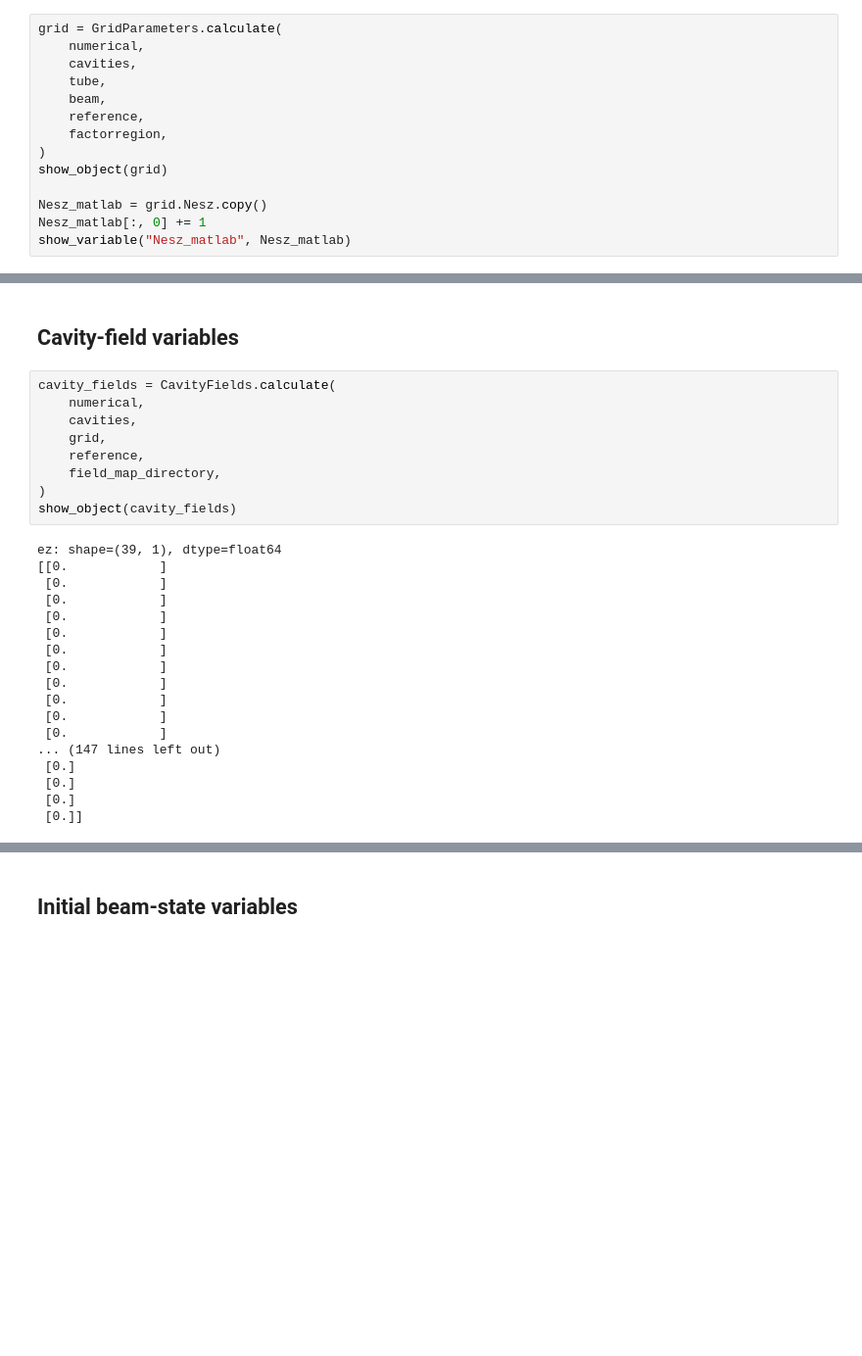
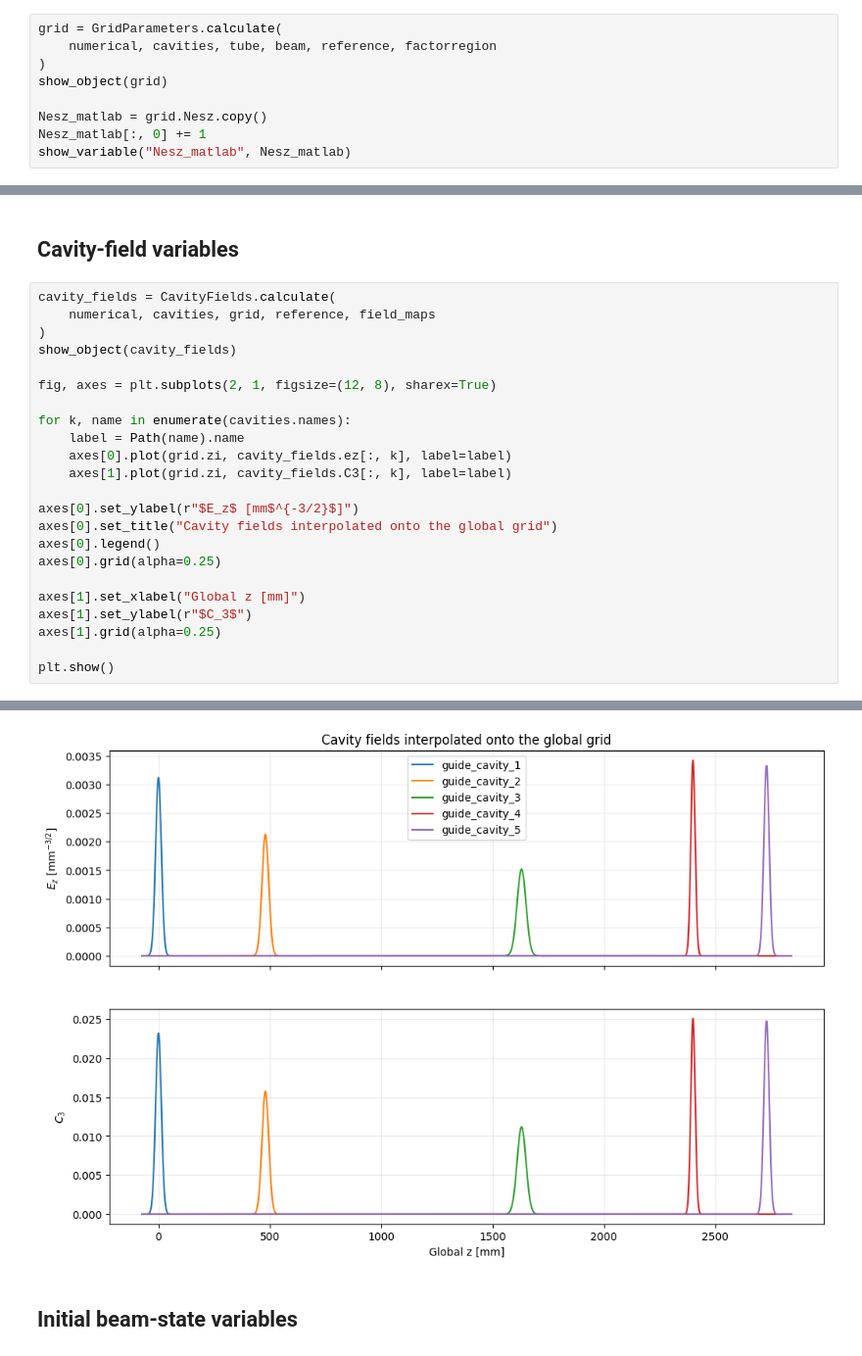
Before and after one commit to lsito/pyKlyC, a Jupyter notebook: Notebooks/translation_checkpoint_167.ipynb, the cells around one changed output, grey strips where cells are left out. Shown at 98% size. Cells and saved outputs as stored; diff of their text form; blank space fills up the shorter version.

```diff
--- a/Notebooks/translation_checkpoint_167.ipynb
+++ b/Notebooks/translation_checkpoint_167.ipynb
@@ -183,12 +301,7 @@ gama: 1.0978464459293553 (float64)
 ## Frequency and longitudinal-grid variables
 # %%
 grid = GridParameters.calculate(
-    numerical,
-    cavities,
-    tube,
-    beam,
-    reference,
-    factorregion,
+    numerical, cavities, tube, beam, reference, factorregion
 )
 show_object(grid)
 
@@ -218,29 +430,26 @@ betae: 0.609428325498766 (float64)
 # %% [markdown]
 ## Cavity-field variables
-# %%
-cavity_fields = CavityFields.calculate(
-    numerical,
-    cavities,
-    grid,
-    reference,
-    field_map_directory,
-)
-show_object(cavity_fields)
-# %% [output]
-ez: shape=(39, 1), dtype=float64
-[[0.            ]
- [0.            ]
- [0.            ]
- [0.            ]
- [0.            ]
- [0.            ]
- [0.            ]
- [0.            ]
- [0.            ]
- [0.            ]
- [0.            ]
-... (147 lines left out)
- [0.]
- [0.]
- [0.]
- [0.]]
+# %%
+cavity_fields = CavityFields.calculate(
+    numerical, cavities, grid, reference, field_maps
+)
+show_object(cavity_fields)
+
+fig, axes = plt.subplots(2, 1, figsize=(12, 8), sharex=True)
+
+for k, name in enumerate(cavities.names):
+    label = Path(name).name
+    axes[0].plot(grid.zi, cavity_fields.ez[:, k], label=label)
+    axes[1].plot(grid.zi, cavity_fields.C3[:, k], label=label)
+
+axes[0].set_ylabel(r"$E_z$ [mm$^{-3/2}$]")
+axes[0].set_title("Cavity fields interpolated onto the global grid")
+axes[0].legend()
+axes[0].grid(alpha=0.25)
+
+axes[1].set_xlabel("Global z [mm]")
+axes[1].set_ylabel(r"$C_3$")
+axes[1].grid(alpha=0.25)
+
+plt.show()
+# %% [output]
@@ -247,3 +473,4 @@ ez: shape=(39, 1), dtype=float64
+[figure, added]
 # %% [markdown]
 ## Initial beam-state variables
 # %%
```
Also changed, not shown: parts of 22 cells of this notebook, 8 other files.
